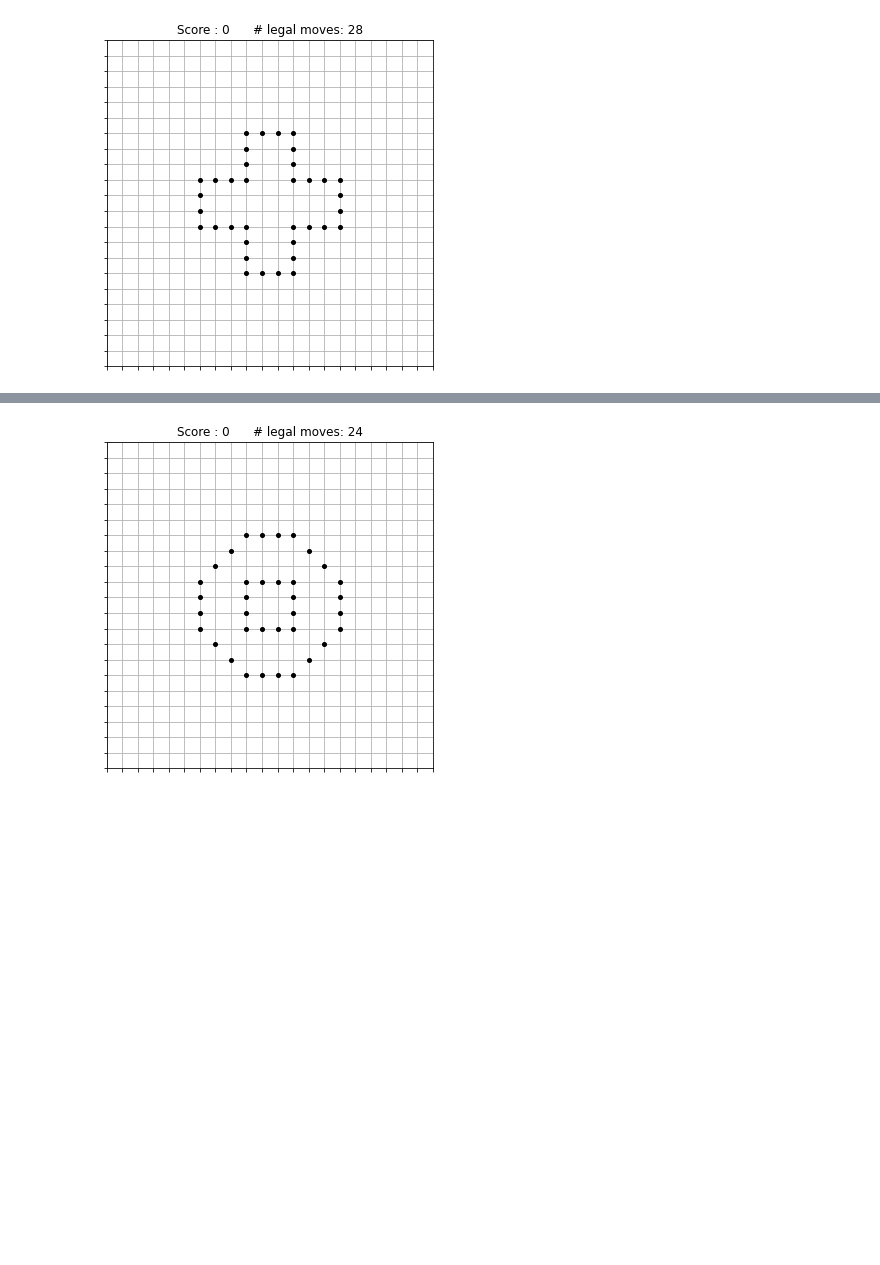
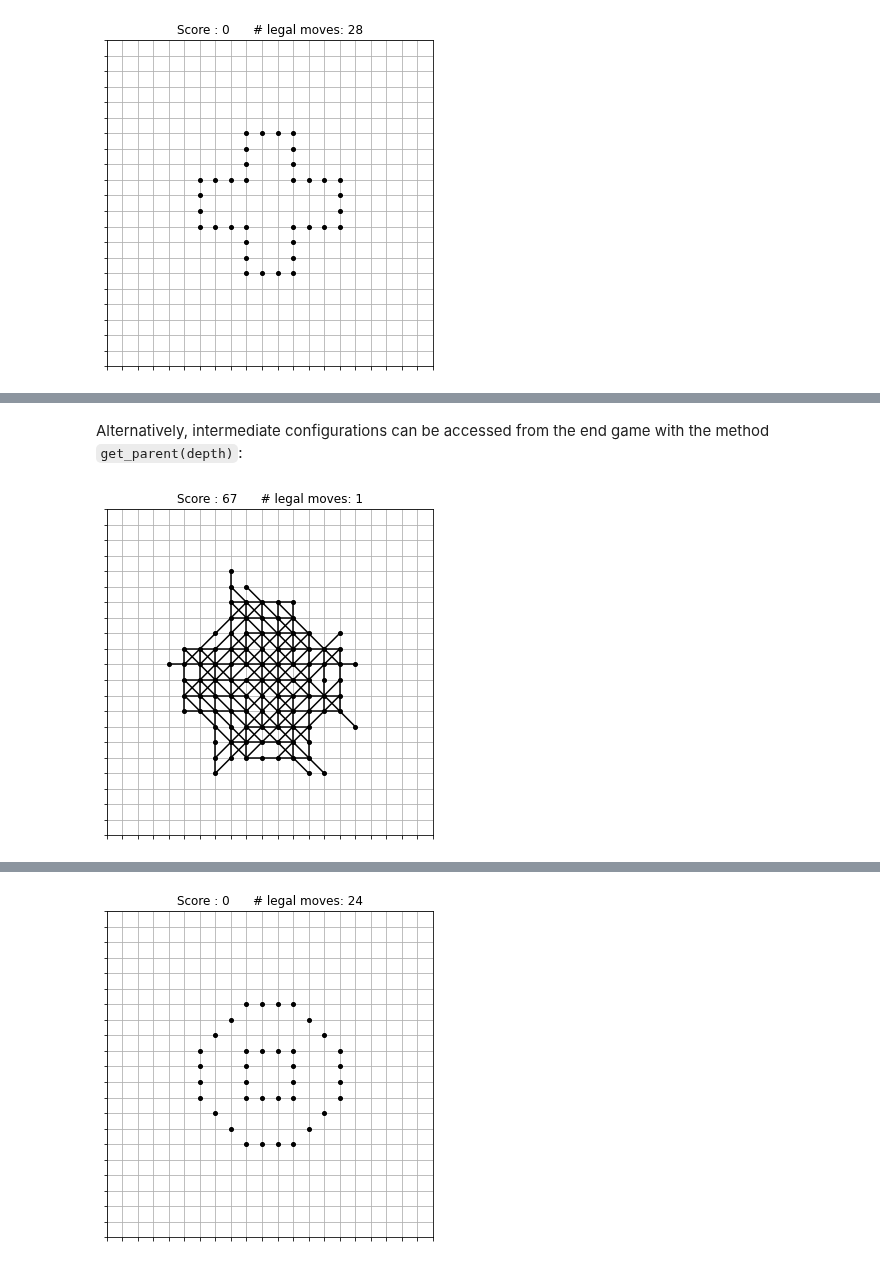
Before and after one commit to gillioz/MorpionSolitaire, a Jupyter notebook: documentation.ipynb, the cells around one changed output, grey strips where cells are left out. Cells and saved outputs as stored; diff of their text form; code cells hidden in the pictures; blank space fills up the shorter version.

```diff
--- a/documentation.ipynb
+++ b/documentation.ipynb
@@ -154,0 +152,6 @@ middlegame.print()
+# %% [markdown]
+Alternatively, intermediate configurations can be accessed from the end game with the method `get_parent(depth)`:
+# %%
+endgame.get_parent(1).print()
+# %% [output]
+[figure, added]
```
Also changed, not shown: parts of 36 cells of this notebook, 1 other file.
